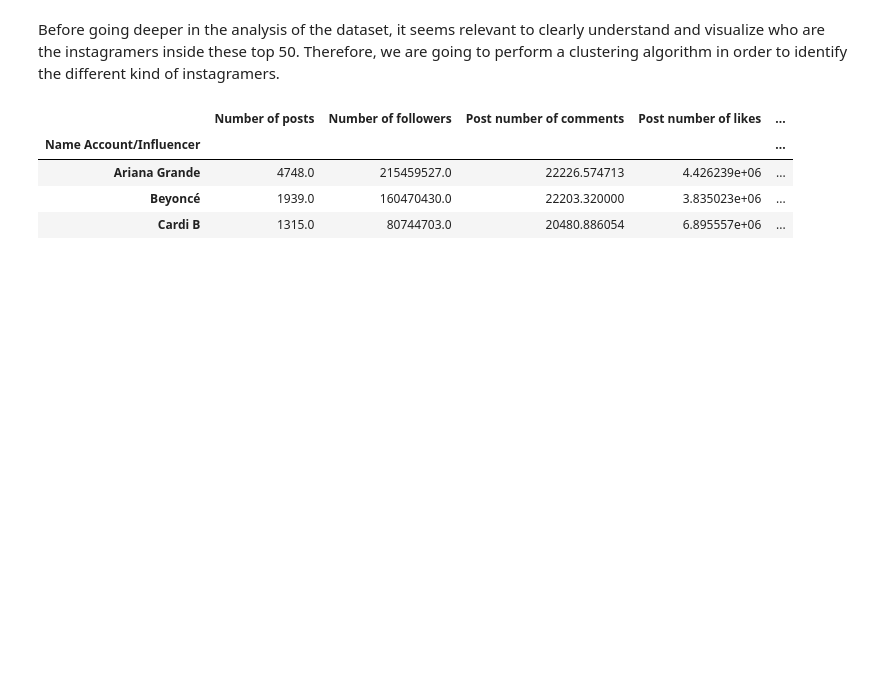
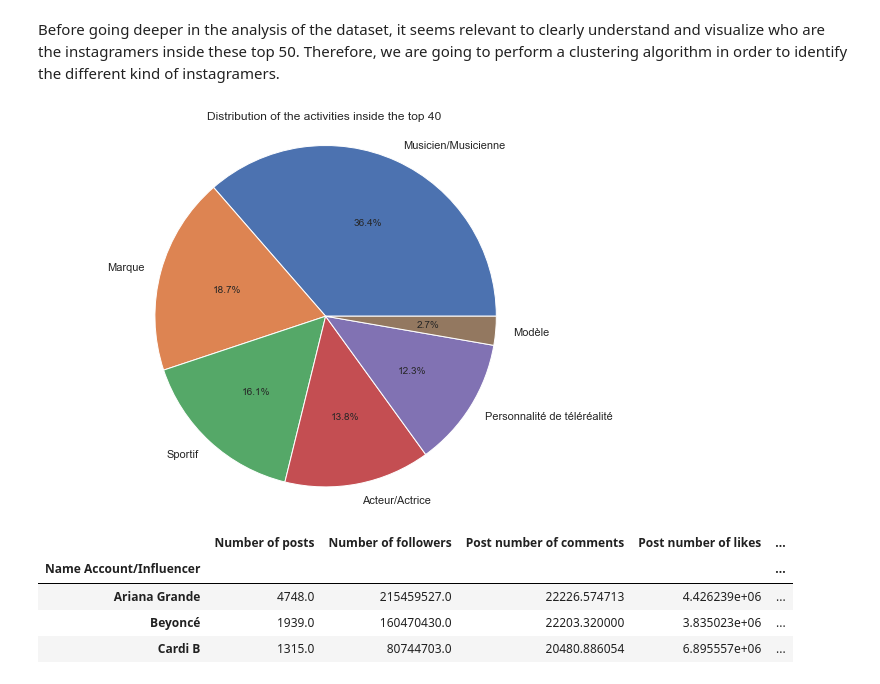
Before and after one commit to BadrAlpha07/Data-Camp-Project, a Jupyter notebook: Starting_kit_engagement_rate.ipynb, the cells around one changed output. Cells and saved outputs as stored; diff of their text form; code cells hidden in the pictures; blank space fills up the shorter version.

```diff
--- a/Starting_kit_engagement_rate.ipynb
+++ b/Starting_kit_engagement_rate.ipynb
@@ -114,15 +114,26 @@ df_clst['Professional Activity'] = df_clst['Professional Activity'].apply(lambda
 df_clst['Professional Activity'] = df_clst['Professional Activity'].apply(lambda x : x.replace('trice','teur'))
 df_clst['Professional Activity'] = df_clst['Professional Activity'].apply(lambda x : x.replace('comédienne',
                                                                                                'acteur'))
-df_clst['Professional Activity'] = df_clst['Professional Activity'].replace({'footballeur':'sportif',
-                                        'joueur de basket-ball':'sportif','acteur':'acteur/actrice',
-                                        'acteurcatcheur professionnel':'acteur/actrice','magazine':'brand',
-                                        'vêtements':'brand','musicienacteur':'musicien',
-                                        'club de football':'brand', 'joueur de cricket':'sportif',
-                                        'ex-footballeur':'sportif','agence spatiale':'brand',
-                                        'compétition de football':'brand','acteurmusicien':'acteur/actrice',
-                                        'lingerie':'brand',
-                                         'personnalité de téléréalitémodèle': 'personnalité de téléréalité'})
-df_clst = pd.concat([df_clst, pd.get_dummies(df_clst['Professional Activity'],drop_first=True)],axis=1)
-df_clst = df_clst.drop(columns = ['Professional Activity'])
+df_clst['Professional Activity'] = df_clst['Professional Activity'].replace({'footballeur':'Sportif',
+                                        'joueur de basket-ball':'Sportif','acteur':'Acteur/Actrice',
+                                        'acteurcatcheur professionnel':'Acteur/Actrice','magazine':'Marque',
+                                        'vêtements':'Marque','musicienacteur':'Musicien/Musicienne',
+                                        'club de football':'Marque', 'joueur de cricket':'Sportif',
+                                        'ex-footballeur':'Sportif','agence spatiale':'Marque',
+                                        'compétition de football':'Marque','acteurmusicien':'Acteur/Actrice',
+                                        'lingerie':'Marque','modèle':'Modèle','musicien':'Musicien/Musicienne',
+                                         'personnalité de téléréalitémodèle': 'Personnalité de téléréalité',
+                                         'personnalité de téléréalité':'Personnalité de téléréalité'})
+# %%
+activity = df_clst['Professional Activity'].value_counts() / df_clst.shape[0]
+
+plt.figure(figsize=(10,7))
+plt.pie(activity,
+        labels=activity.index,
+        autopct='%1.1f%%')
+plt.title("Distribution of the activities inside the top 40")
+plt.axis('equal')
+plt.show()
+# %% [output]
+[figure, added]
 # %%
```
Also changed, not shown: parts of 1 cell of this notebook.
